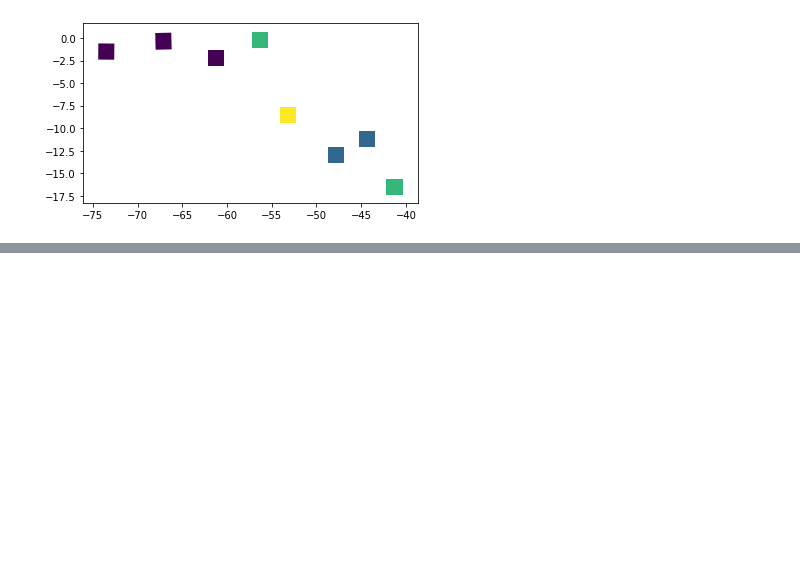
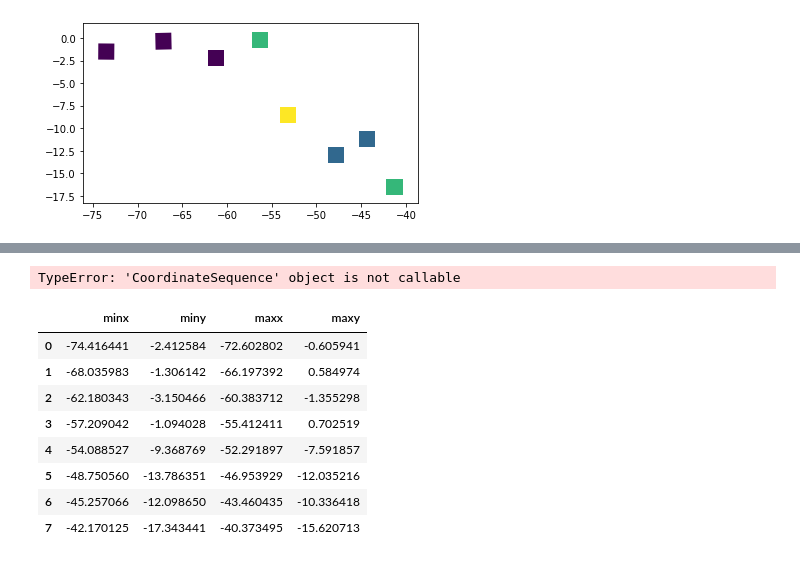
Before and after one commit to 4C-Guided-Team-Challenge/drought-with-gedi, a Jupyter notebook: notebooks/exploratory/EcosystemClustering.ipynb, the cells around one changed output, grey strips where cells are left out. Saved outputs shown, nothing was run; the diff lists cells and outputs as text; code cells hidden in the pictures; blank space fills up the shorter version.

```diff
--- a/notebooks/exploratory/EcosystemClustering.ipynb
+++ b/notebooks/exploratory/EcosystemClustering.ipynb
@@ -56,0 +88,16 @@ os.chdir("/home/og309/drought-with-gedi/notebooks/exploratory/")
+# %%
+shape["geometry"][0].exterior.coords()
+# %% [output]
+TypeError: 'CoordinateSequence' object is not callable
+# %%
+shape.geometry.bounds
+# %% [output]
+|  | minx | miny | maxx | maxy |
+| 0 | -74.416441 | -2.412584 | -72.602802 | -0.605941 |
+| 1 | -68.035983 | -1.306142 | -66.197392 | 0.584974 |
+| 2 | -62.180343 | -3.150466 | -60.383712 | -1.355298 |
+| 3 | -57.209042 | -1.094028 | -55.412411 | 0.702519 |
+| 4 | -54.088527 | -9.368769 | -52.291897 | -7.591857 |
+| 5 | -48.750560 | -13.786351 | -46.953929 | -12.035216 |
+| 6 | -45.257066 | -12.098650 | -43.460435 | -10.336418 |
+| 7 | -42.170125 | -17.343441 | -40.373495 | -15.620713 |
```
Also changed, not shown: parts of 27 cells of this notebook.
